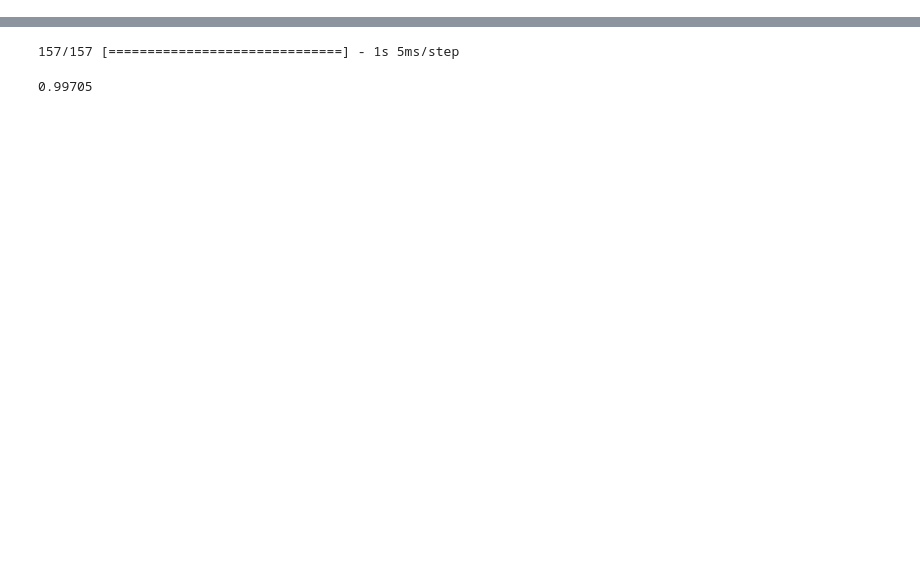
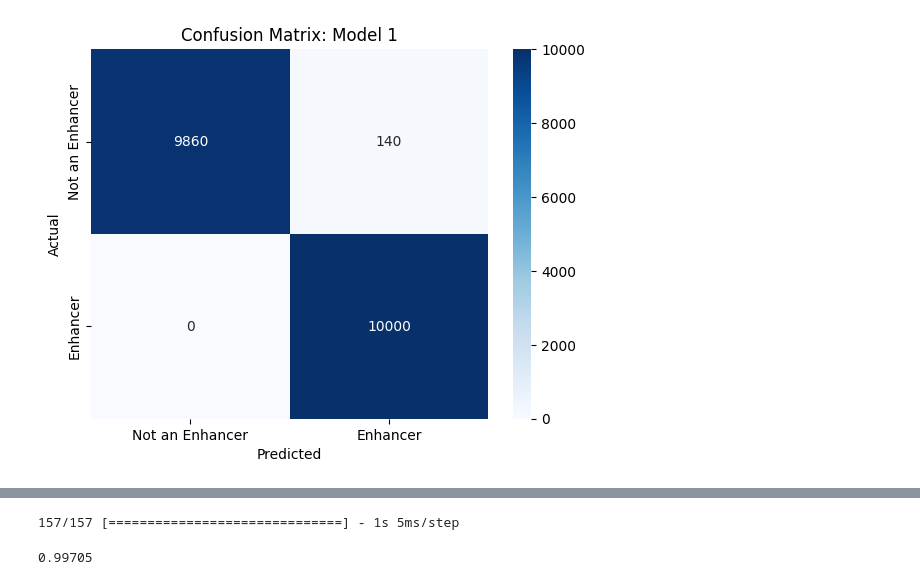
Before and after one commit to kg227-dev/CS561, a Jupyter notebook: Assignment3/sim1_model.ipynb, the cells around one changed output, grey strips where cells are left out. Cells and saved outputs as stored; diff of their text form; code cells hidden in the pictures; blank space fills up the shorter version.

Commit message:
updated metrics and added confusion matrices

```diff
--- a/Assignment3/sim1_model.ipynb
+++ b/Assignment3/sim1_model.ipynb
@@ -172,3 +176,16 @@ AUC: 0.9993
+# %%
+# Create a confusion matrix
+cm = confusion_matrix(Y_test, pred.argmax(axis=1))
+
+# Plot the confusion matrix
+labels = ['Not an Enhancer', 'Enhancer'] # Replace with your actual class labels
+sns.heatmap(cm, annot=True, fmt="d", cmap="Blues", xticklabels=labels, yticklabels=labels)
+plt.xlabel('Predicted')
+plt.ylabel('Actual')
+plt.title('Confusion Matrix: Model 1')
+plt.show()
+# %% [output]
+[figure, added]
 # %%
 ''' This model is designed by Qi Gao. (double check)'''
 model = Sequential()
```
Also changed, not shown: parts of 4 cells of this notebook, 1 other file.
